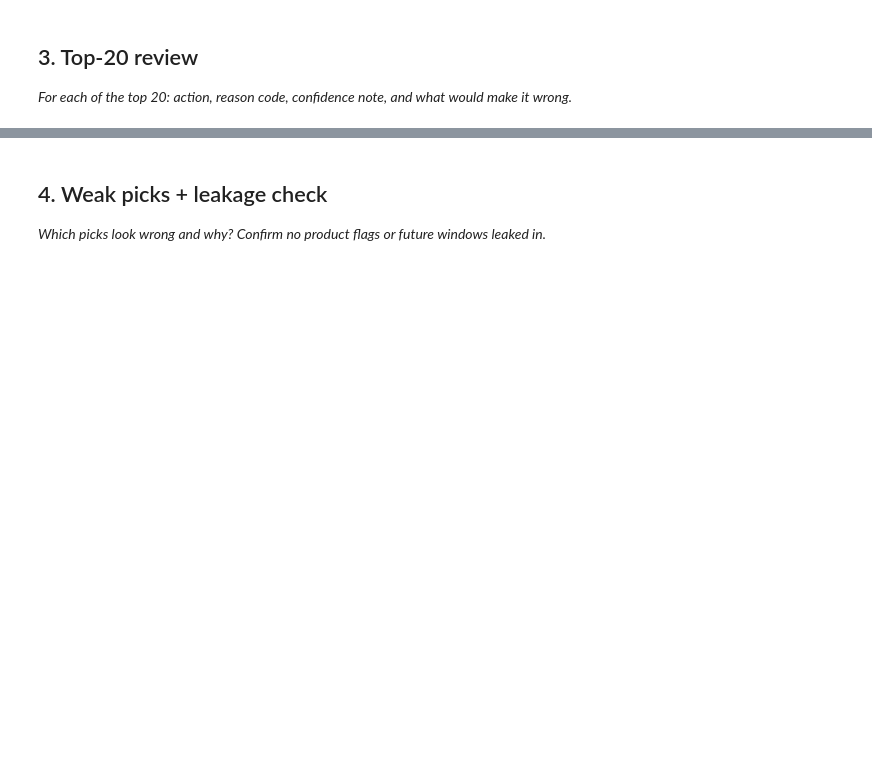
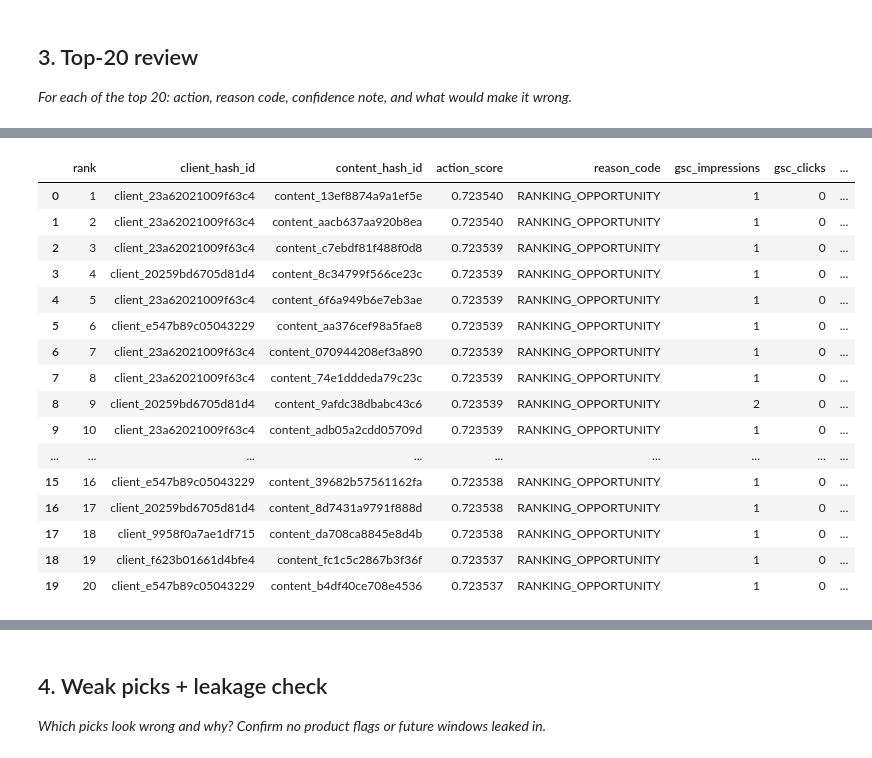
Before and after one commit to KijoSal-dev/flyrank-ml-internship-wk1, a Jupyter notebook: work/notebooks/w04_baseline_score.ipynb, the cells around one changed output, grey strips where cells are left out. Saved outputs shown, nothing was run; the diff lists cells and outputs as text; code cells hidden in the pictures; blank space fills up the shorter version.

```diff
--- a/work/notebooks/w04_baseline_score.ipynb
+++ b/work/notebooks/w04_baseline_score.ipynb
@@ -29,0 +281,68 @@ This skeleton is yours to fill. Work the sections **in order** — each one has
+# %%
+# This cell is for CODE (numbers, a query, a check).
+# Write your text answer in the cell ABOVE this one — typing sentences here breaks Run All.
+# Section 3: Top-20 review
+# Reload the saved ranked queue produced in Section 2.
+
+import pandas as pd
+
+output_path = "work/outputs/baseline_action_score.csv"
+
+ranked_data = pd.read_csv(output_path)
+
+# Take the 20 highest-ranked rows
+top20 = ranked_data.sort_values("rank").head(20).copy()
+
+
+def confidence_note(row):
+    if row["gsc_impressions"] < 10:
+        return "Low confidence: very low impression volume"
+    elif row["gsc_impressions"] < 100:
+        return "Moderate confidence: limited impression volume"
+    else:
+        return "Higher confidence: sufficient impression volume"
+
+
+def what_could_be_wrong(row):
+    if row["gsc_impressions"] < 10:
+        return "Low volume may make the ranking signal unstable"
+    elif pd.isna(row["gsc_avg_position"]):
+        return "Search position is missing"
+    elif row["gsc_avg_position"] > 100:
+        return "Extreme position value may reduce practical usefulness"
+    else:
+        return "Baseline signals may not capture business context"
+
+
+top20["confidence_note"] = top20.apply(confidence_note, axis=1)
+
+top20["what_could_be_wrong"] = top20.apply(
+    what_could_be_wrong,
+    axis=1
+)
+
+review_cols = [
+    "rank",
+    "client_hash_id",
+    "content_hash_id",
+    "action_score",
+    "reason_code",
+    "gsc_impressions",
+    "gsc_clicks",
+    "ctr",
+    "gsc_avg_position",
+    "ga4_engaged_sessions",
+    "sessions_organic",
+    "confidence_note",
+    "what_could_be_wrong"
+]
+
+# Keep only columns that actually exist in the saved CSV
+review_cols = [col for col in review_cols if col in top20.columns]
+
+top20_review = top20[review_cols]
+
+print("Number of rows reviewed:", len(top20_review))
+print("\nTop-20 review:")
+top20_review
+# %% [output]
@@ -29,0 +352,17 @@ This skeleton is yours to fill. Work the sections **in order** — each one has
+|  | rank | client_hash_id | content_hash_id | action_score | reason_code | gsc_impressions | gsc_clicks | ... |
+| 0 | 1 | client_23a62021009f63c4 | content_13ef8874a9a1ef5e | 0.723540 | RANKING_OPPORTUNITY | 1 | 0 | ... |
+| 1 | 2 | client_23a62021009f63c4 | content_aacb637aa920b8ea | 0.723540 | RANKING_OPPORTUNITY | 1 | 0 | ... |
+| 2 | 3 | client_23a62021009f63c4 | content_c7ebdf81f488f0d8 | 0.723539 | RANKING_OPPORTUNITY | 1 | 0 | ... |
+| 3 | 4 | client_20259bd6705d81d4 | content_8c34799f566ce23c | 0.723539 | RANKING_OPPORTUNITY | 1 | 0 | ... |
+| 4 | 5 | client_23a62021009f63c4 | content_6f6a949b6e7eb3ae | 0.723539 | RANKING_OPPORTUNITY | 1 | 0 | ... |
+| 5 | 6 | client_e547b89c05043229 | content_aa376cef98a5fae8 | 0.723539 | RANKING_OPPORTUNITY | 1 | 0 | ... |
+| 6 | 7 | client_23a62021009f63c4 | content_070944208ef3a890 | 0.723539 | RANKING_OPPORTUNITY | 1 | 0 | ... |
+| 7 | 8 | client_23a62021009f63c4 | content_74e1dddeda79c23c | 0.723539 | RANKING_OPPORTUNITY | 1 | 0 | ... |
+| 8 | 9 | client_20259bd6705d81d4 | content_9afdc38dbabc43c6 | 0.723539 | RANKING_OPPORTUNITY | 2 | 0 | ... |
+| 9 | 10 | client_23a62021009f63c4 | content_adb05a2cdd05709d | 0.723539 | RANKING_OPPORTUNITY | 1 | 0 | ... |
+| ... | ... | ... | ... | ... | ... | ... | ... | ... |
+| 15 | 16 | client_e547b89c05043229 | content_39682b57561162fa | 0.723538 | RANKING_OPPORTUNITY | 1 | 0 | ... |
+| 16 | 17 | client_20259bd6705d81d4 | content_8d7431a9791f888d | 0.723538 | RANKING_OPPORTUNITY | 1 | 0 | ... |
+| 17 | 18 | client_9958f0a7ae1df715 | content_da708ca8845e8d4b | 0.723538 | RANKING_OPPORTUNITY | 1 | 0 | ... |
+| 18 | 19 | client_f623b01661d4bfe4 | content_fc1c5c2867b3f36f | 0.723537 | RANKING_OPPORTUNITY | 1 | 0 | ... |
+| 19 | 20 | client_e547b89c05043229 | content_b4df40ce708e4536 | 0.723537 | RANKING_OPPORTUNITY | 1 | 0 | ... |
```
Also changed, not shown: parts of 13 cells of this notebook.
